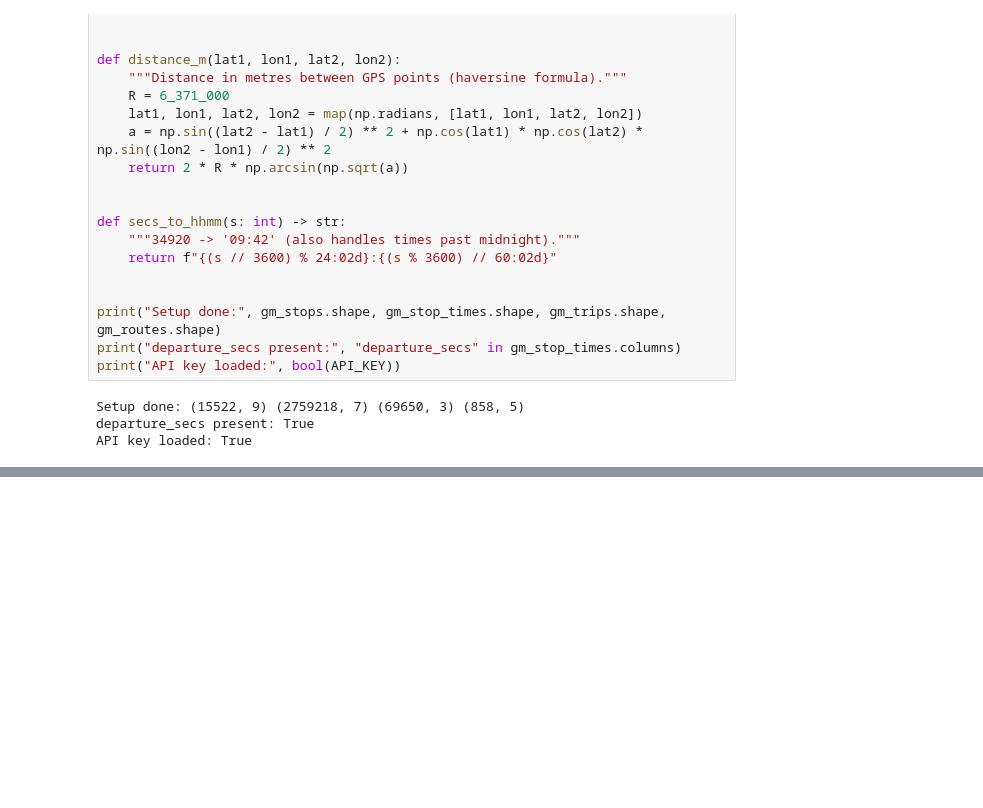
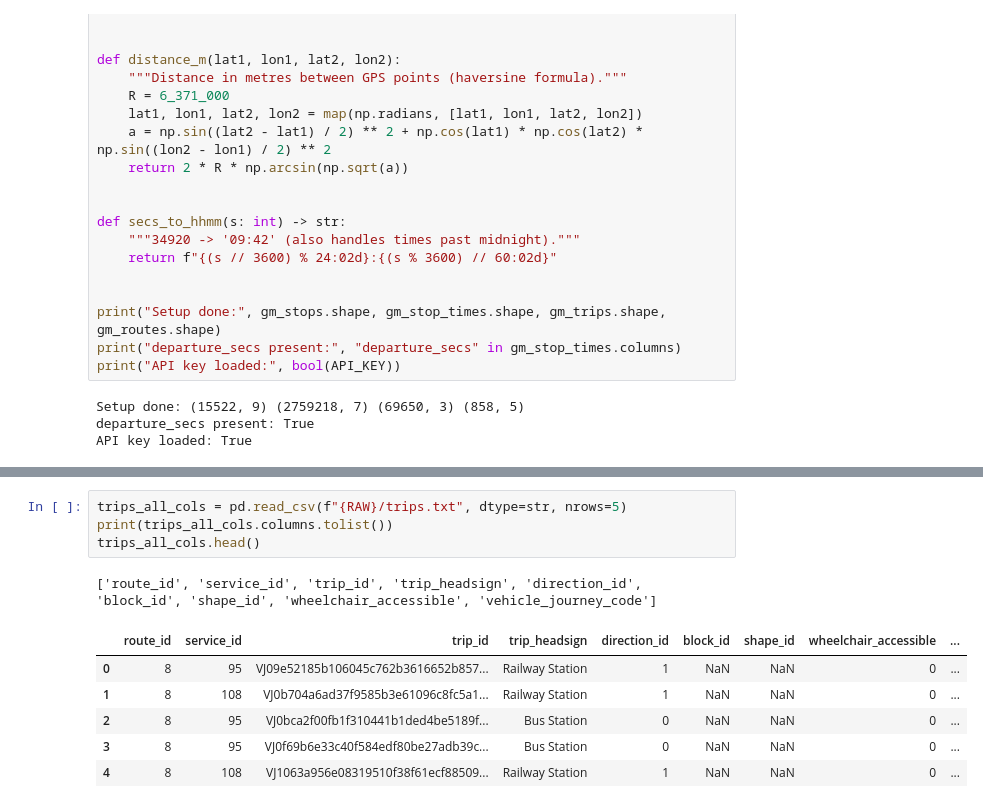
Before and after one commit to kaushaltatkare/manchester-bus-tracker, a Jupyter notebook: notebooks/01_explore_stops.ipynb, the cells around one changed output, grey strips where cells are left out. Cells and saved outputs as stored; diff of their text form; blank space fills up the shorter version.

```diff
--- a/notebooks/01_explore_stops.ipynb
+++ b/notebooks/01_explore_stops.ipynb
@@ -824,0 +870,12 @@ live_departures("Piccadilly Gardens", bus_pos)
+# %%
+trips_all_cols = pd.read_csv(f"{RAW}/trips.txt", dtype=str, nrows=5)
+print(trips_all_cols.columns.tolist())
+trips_all_cols.head()
+# %% [output]
+['route_id', 'service_id', 'trip_id', 'trip_headsign', 'direction_id', 'block_id', 'shape_id', 'wheelchair_accessible', 'vehicle_journey_code']
+|  | route_id | service_id | trip_id | trip_headsign | direction_id | block_id | shape_id | wheelchair_accessible | ... |
+| 0 | 8 | 95 | VJ09e52185b106045c762b3616652b857... | Railway Station | 1 | NaN | NaN | 0 | ... |
+| 1 | 8 | 108 | VJ0b704a6ad37f9585b3e61096c8fc5a1... | Railway Station | 1 | NaN | NaN | 0 | ... |
+| 2 | 8 | 95 | VJ0bca2f00fb1f310441b1ded4be5189f... | Bus Station | 0 | NaN | NaN | 0 | ... |
+| 3 | 8 | 95 | VJ0f69b6e33c40f584edf80be27adb39c... | Bus Station | 0 | NaN | NaN | 0 | ... |
+| 4 | 8 | 108 | VJ1063a956e08319510f38f61ecf88509... | Railway Station | 1 | NaN | NaN | 0 | ... |
```
Also changed, not shown: parts of 6 cells of this notebook.
